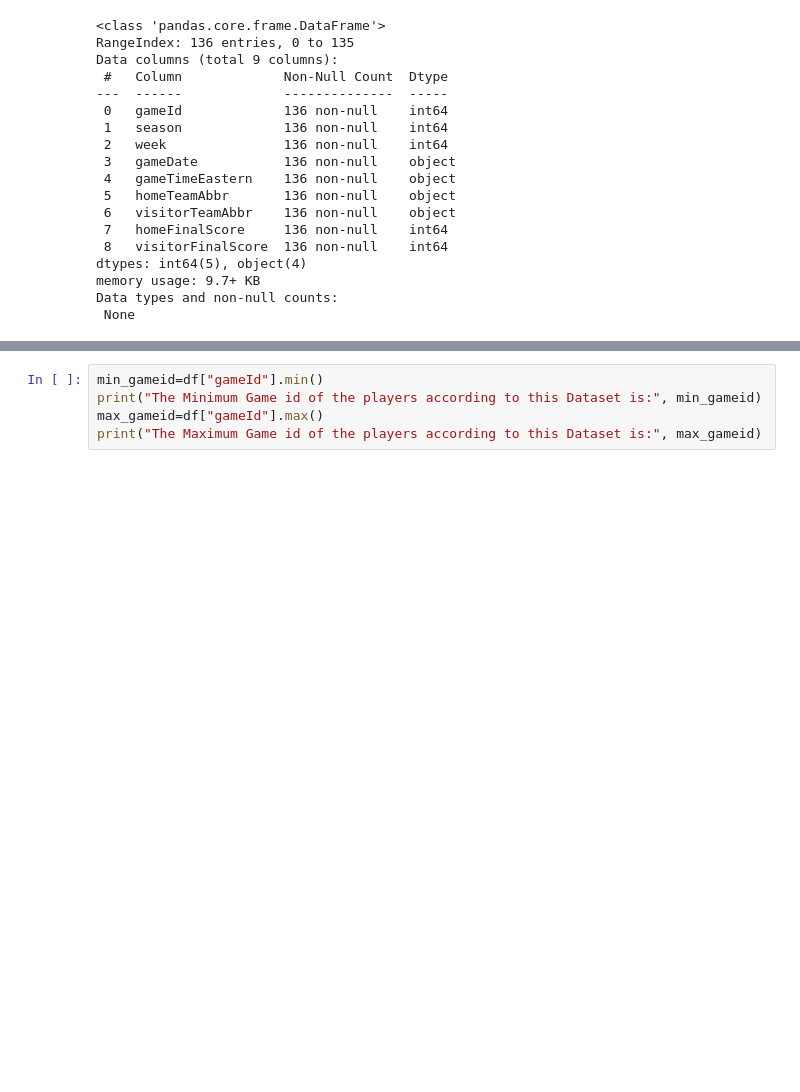
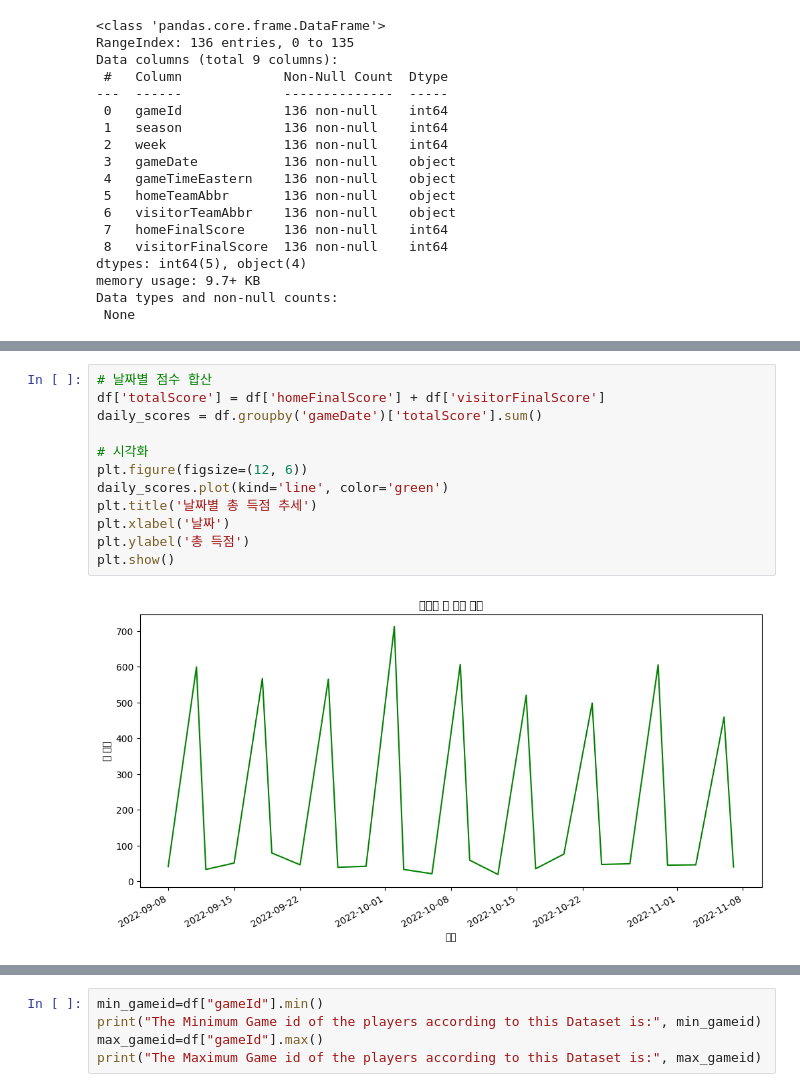
Before and after one commit to kogi31/kaggle, a Jupyter notebook: nfl-big-data-bowl-2025.ipynb, the cells around one changed output, grey strips where cells are left out. Saved outputs shown, nothing was run; the diff lists cells and outputs as text; blank space fills up the shorter version.

```diff
--- a/nfl-big-data-bowl-2025.ipynb
+++ b/nfl-big-data-bowl-2025.ipynb
@@ -45,0 +153,14 @@ Unique game IDs: 136
+# %%
+# 날짜별 점수 합산
+df['totalScore'] = df['homeFinalScore'] + df['visitorFinalScore']
+daily_scores = df.groupby('gameDate')['totalScore'].sum()
+
+# 시각화
+plt.figure(figsize=(12, 6))
+daily_scores.plot(kind='line', color='green')
+plt.title('날짜별 총 득점 추세')
+plt.xlabel('날짜')
+plt.ylabel('총 득점')
+plt.show()
+# %% [output]
+[figure, added]
```
Also changed, not shown: parts of 13 cells of this notebook.
